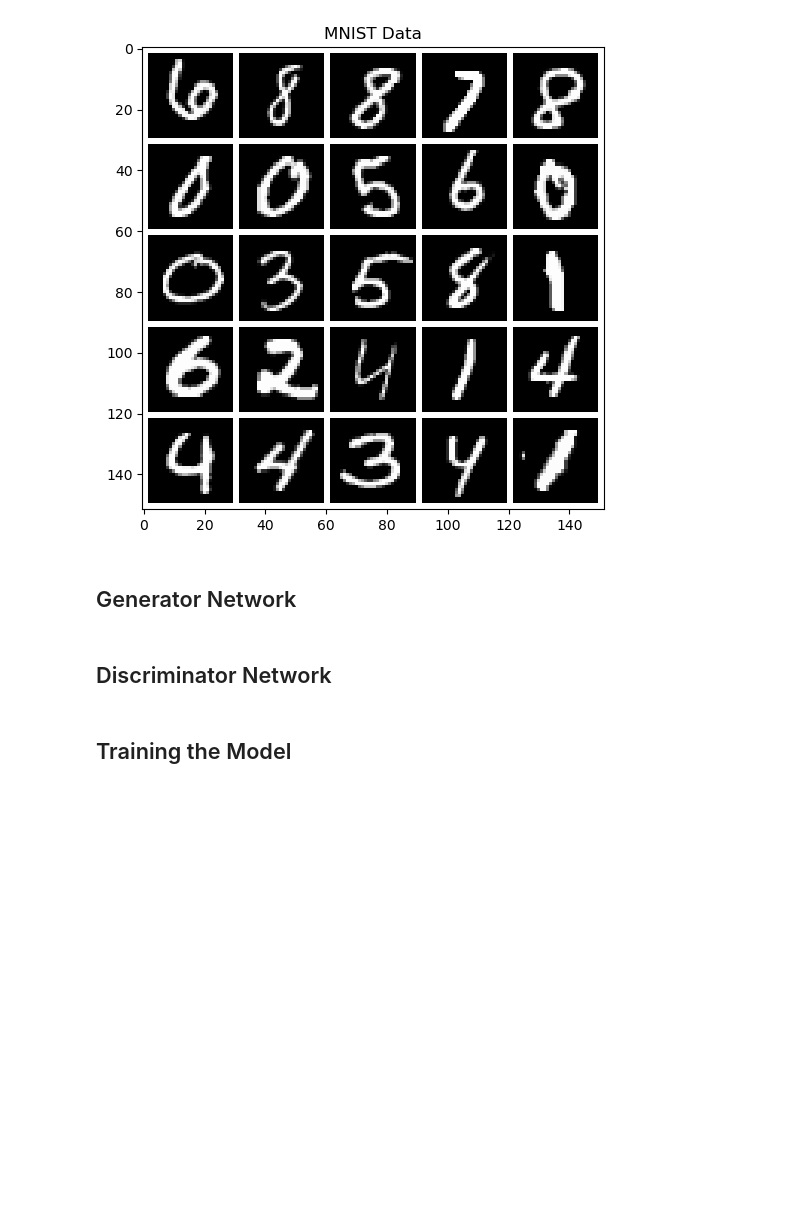
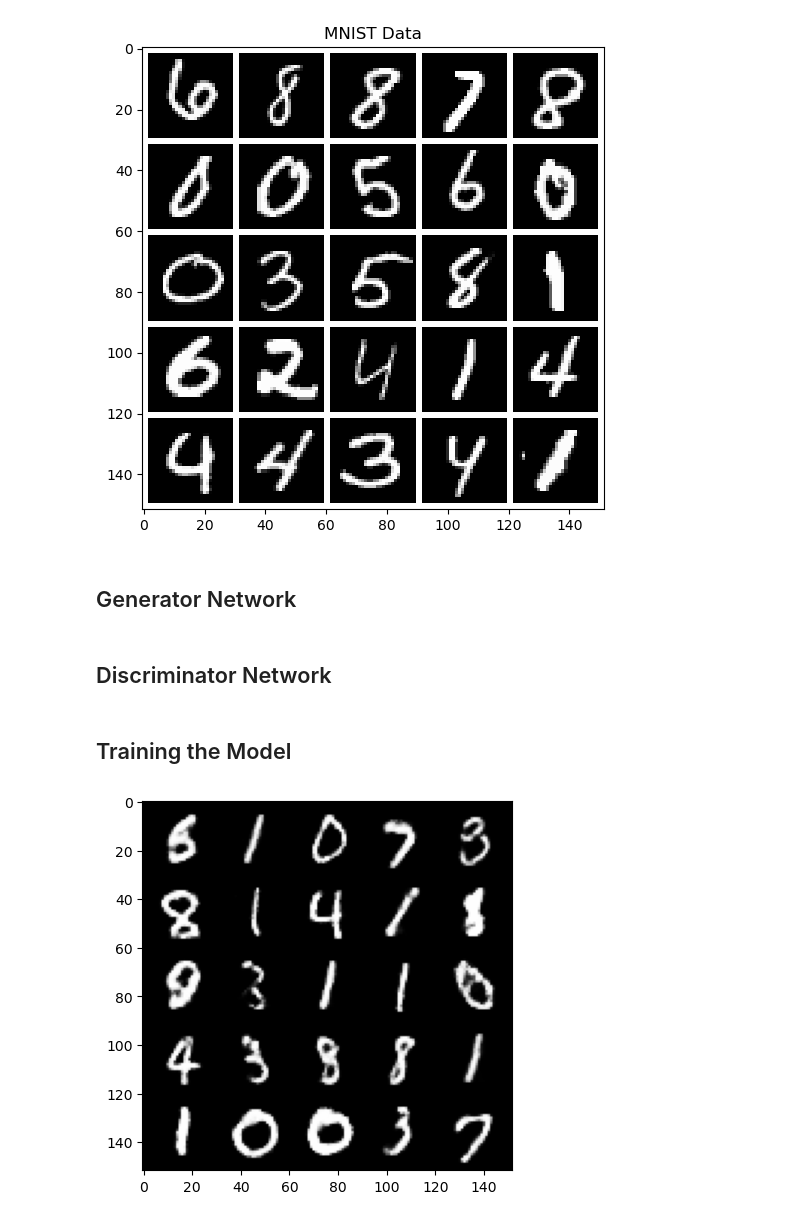
Before and after one commit to osmanalenbey/Generative-Adversarial-Networks-GANs-, a Jupyter notebook: generate_GAN.ipynb, the cells around one changed output. Drawn from its saved outputs; the diff is of its cells as text; code cells hidden in the pictures; blank space fills up the shorter version.

```diff
--- a/generate_GAN.ipynb
+++ b/generate_GAN.ipynb
@@ -87,9 +106,9 @@ class GeneratorNetwork(nn.Module):
 
         return self.gen(noise)
 # %%
-def get_noise(n_samples, z_dim, device='cpu'):
+def get_latent_vector(n_samples, dim_latent, device='cpu'):
 
-    return torch.randn(n_samples, z_dim, device=device)
+    return torch.randn(n_samples, dim_latent, device=device)
 # %% [markdown]
 ## Discriminator Network
 # %%
@@ -102,11 +121,19 @@ class DiscriminatorNetwork(nn.Module):
     def __init__(self, im_dim=784, hidden_dim=128):
         super(DiscriminatorNetwork, self).__init__()
 
-        self.disc = nn.Sequential(disc_block(im_dim, hidden_dim * 4),
-                                  disc_block(hidden_dim * 4, hidden_dim * 2),
-                                  disc_block(hidden_dim * 2, hidden_dim),
+        self.disc = nn.Sequential(disc_block(im_dim, 512),
+                                  disc_block(512, 256),
+                                  disc_block(256, 128),
+                                  disc_block(128, 64),
 
-                                  nn.Linear(hidden_dim, 1))
+                                  #disc_block(im_dim, hidden_dim * 4),
+                                  #disc_block(hidden_dim * 4, hidden_dim * 2),
+                                  #disc_block(hidden_dim * 2, hidden_dim),
+
+
+
+                                  #nn.Linear(hidden_dim, 1))
+                                  nn.Linear(64, 1))
 
     def forward(self, image):
 
@@ -119,9 +146,11 @@ mean_generator_loss = 0
 mean_discriminator_loss = 0
 
 n_epochs = 200
-z_dim = 64
+#dim_latent = 64
+dim_latent = 100
 display_step = 500
-lr = 0.00001
+#lr = 0.00001
+lr = 0.0001
 
 # Add GPU as processing device if available, otherwise CPU.
 if torch.cuda.is_available() == True:
@@ -133,10 +162,10 @@ adv_loss = nn.BCEWithLogitsLoss() #adversarial loss
 real_gt = torch.ones((batch_size, 1), device=proc_dev)
 fake_gt = torch.zeros((batch_size, 1), device=proc_dev)
 
-gen = GeneratorNetwork(z_dim).to(proc_dev)
-gen_opt = torch.optim.Adam(gen.parameters(), lr=lr)
+gen = GeneratorNetwork(dim_latent).to(proc_dev)
+gen_opt = Adam(gen.parameters(), lr=lr)
 disc = DiscriminatorNetwork().to(proc_dev)
-disc_opt = torch.optim.Adam(disc.parameters(), lr=lr)
+disc_opt = Adam(disc.parameters(), lr=lr)
 
 for epoch in range(n_epochs):
 
@@ -152,7 +181,7 @@ for epoch in range(n_epochs):
         # Train discriminator network.
         disc_opt.zero_grad()
 
-        fake_images = gen(get_noise(cur_batch_size, z_dim, device=proc_dev))
+        fake_images = gen(get_latent_vector(cur_batch_size, dim_latent, device=proc_dev))
         fake_images_predictions = disc(fake_images.detach())
         fake_discriminator_loss = adv_loss(fake_images_predictions, torch.zeros_like(fake_images_predictions))
         real_discriminator_loss = adv_loss(disc(real), torch.ones_like(disc(real)))
@@ -164,7 +193,7 @@ for epoch in range(n_epochs):
         # Train generator network.
         gen_opt.zero_grad()
 
-        gen_pred = disc(gen(get_noise(cur_batch_size, z_dim, device=proc_dev)))
+        gen_pred = disc(gen(get_latent_vector(cur_batch_size, dim_latent, device=proc_dev)))
         gen_loss = adv_loss(gen_pred, torch.ones_like(gen_pred))
 
         gen_loss.backward(retain_graph=True)
@@ -176,10 +205,9 @@ for epoch in range(n_epochs):
 
         if cur_step % display_step == 0 and cur_step > 0:
             print(f"Step {cur_step}: Generator loss: {mean_generator_loss}, discriminator loss: {mean_discriminator_loss}")
-            fake_noise = get_noise(cur_batch_size, z_dim, device=proc_dev)
-            fake = gen(fake_noise)
-            show_tensor_images(fake)
-            show_tensor_images(real)
+            fake_noise = get_latent_vector(cur_batch_size, dim_latent, device=proc_dev)
+            generated = gen(fake_noise)
+            show_tensor_images(generated, real)
             mean_generator_loss = 0
             mean_discriminator_loss = 0
 
@@ -194,13 +222,15 @@ torch.save(gen, os.path.join(model_path, 'GAN_model.pth'))
 # %%
 gen_loaded = torch.load(os.path.join(os.getcwd(), 'models', 'GAN_model.pth'))
 # %%
-fake_noise = get_noise(cur_batch_size, z_dim, device=proc_dev)
+fake_noise = get_latent_vector(cur_batch_size, dim_latent, device=proc_dev)
 fake = gen_loaded(fake_noise)
 
 image_size=(1, 28, 28)
 image_unflat = fake.detach().cpu().view(-1, *image_size)
 image_grid = make_grid(image_unflat[:25], nrow=5)
 
 plt.figure()
 plt.imshow(image_grid.permute(1, 2, 0).squeeze())
 plt.show()
+# %% [output]
+[figure, added]
```
Also changed, not shown: parts of 3 cells of this notebook, 1 other file.
